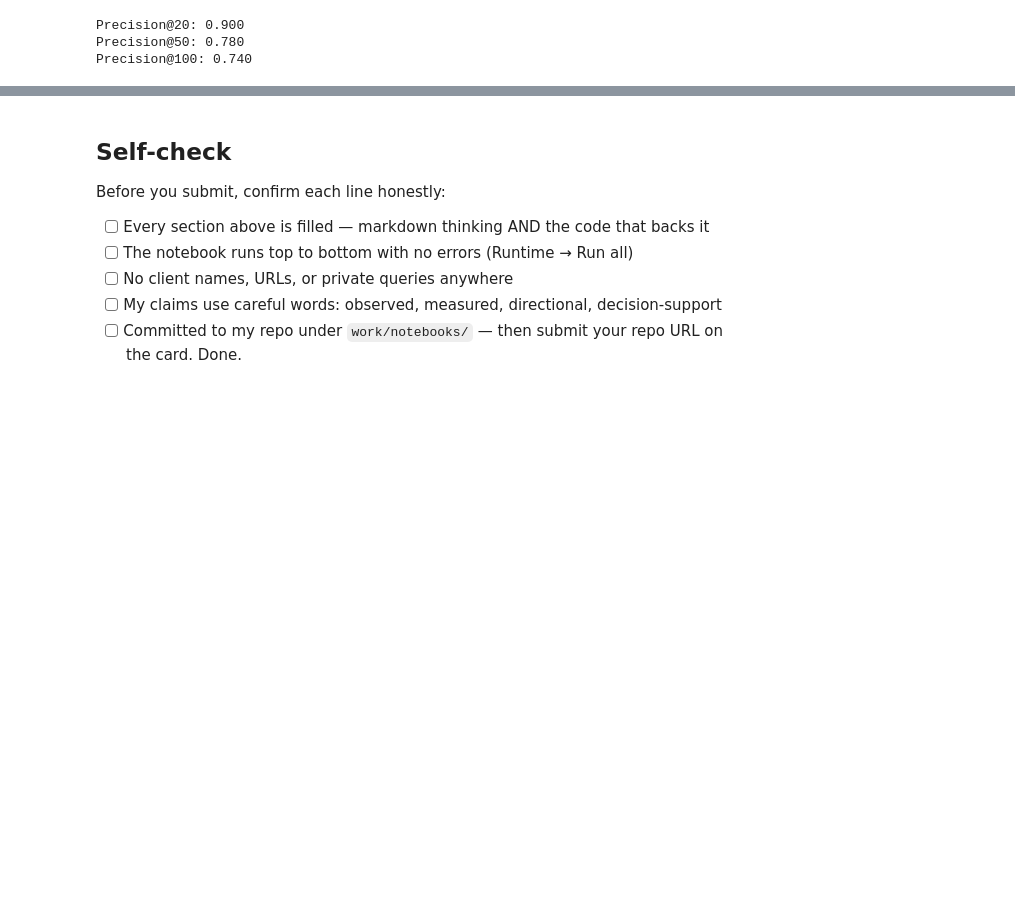
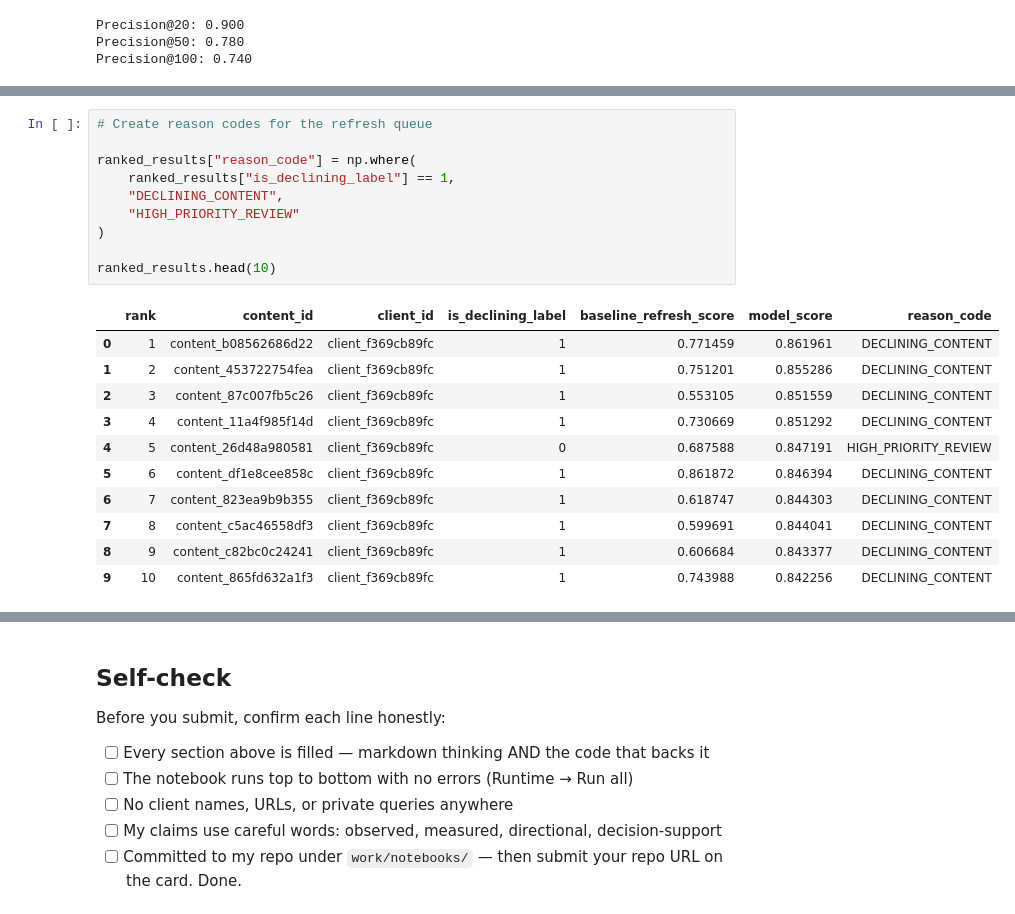
Before and after one commit to Teninlanimi/flyrank-internship-ml, a Jupyter notebook: work/notebooks/w07_action_playbook.ipynb, the cells around one changed output, grey strips where cells are left out. Drawn from its saved outputs; the diff is of its cells as text; blank space fills up the shorter version.

```diff
--- a/work/notebooks/w07_action_playbook.ipynb
+++ b/work/notebooks/w07_action_playbook.ipynb
@@ -865,0 +768,22 @@ ValueError: DataFrame constructor not properly called!
+# %%
+# Create reason codes for the refresh queue
+
+ranked_results["reason_code"] = np.where(
+    ranked_results["is_declining_label"] == 1,
+    "DECLINING_CONTENT",
+    "HIGH_PRIORITY_REVIEW"
+)
+
+ranked_results.head(10)
+# %% [output]
+|  | rank | content_id | client_id | is_declining_label | baseline_refresh_score | model_score | reason_code |
+| 0 | 1 | content_b08562686d22 | client_f369cb89fc | 1 | 0.771459 | 0.861961 | DECLINING_CONTENT |
+| 1 | 2 | content_453722754fea | client_f369cb89fc | 1 | 0.751201 | 0.855286 | DECLINING_CONTENT |
+| 2 | 3 | content_87c007fb5c26 | client_f369cb89fc | 1 | 0.553105 | 0.851559 | DECLINING_CONTENT |
+| 3 | 4 | content_11a4f985f14d | client_f369cb89fc | 1 | 0.730669 | 0.851292 | DECLINING_CONTENT |
+| 4 | 5 | content_26d48a980581 | client_f369cb89fc | 0 | 0.687588 | 0.847191 | HIGH_PRIORITY_REVIEW |
+| 5 | 6 | content_df1e8cee858c | client_f369cb89fc | 1 | 0.861872 | 0.846394 | DECLINING_CONTENT |
+| 6 | 7 | content_823ea9b9b355 | client_f369cb89fc | 1 | 0.618747 | 0.844303 | DECLINING_CONTENT |
+| 7 | 8 | content_c5ac46558df3 | client_f369cb89fc | 1 | 0.599691 | 0.844041 | DECLINING_CONTENT |
+| 8 | 9 | content_c82bc0c24241 | client_f369cb89fc | 1 | 0.606684 | 0.843377 | DECLINING_CONTENT |
+| 9 | 10 | content_865fd632a1f3 | client_f369cb89fc | 1 | 0.743988 | 0.842256 | DECLINING_CONTENT |
```
Also changed, not shown: parts of 15 cells of this notebook.
